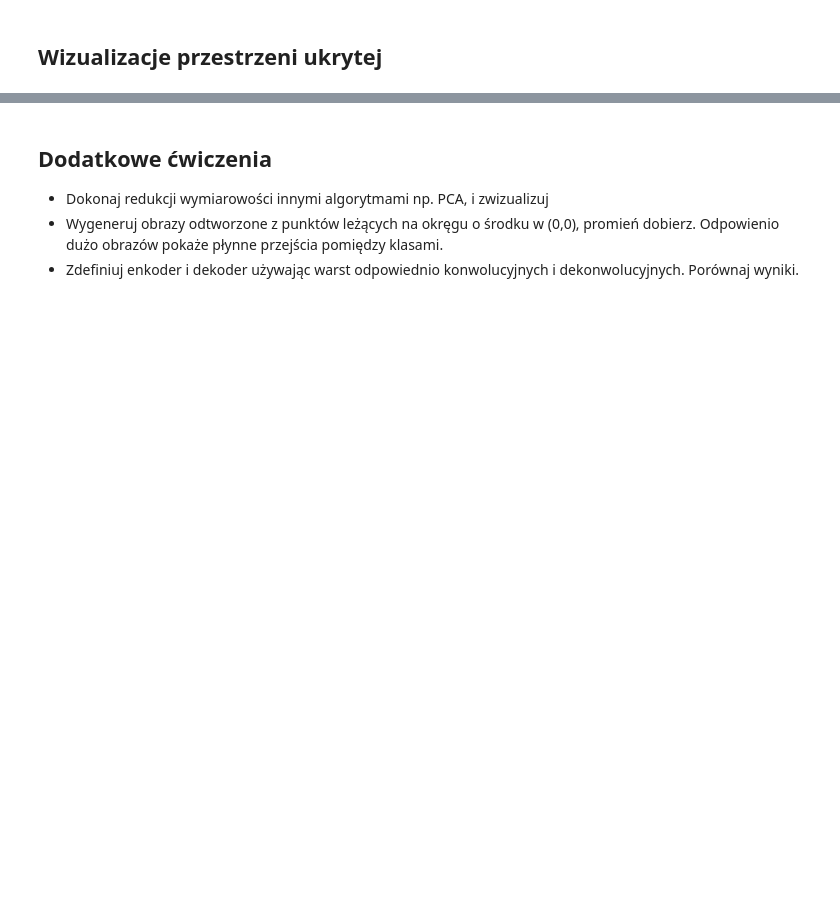
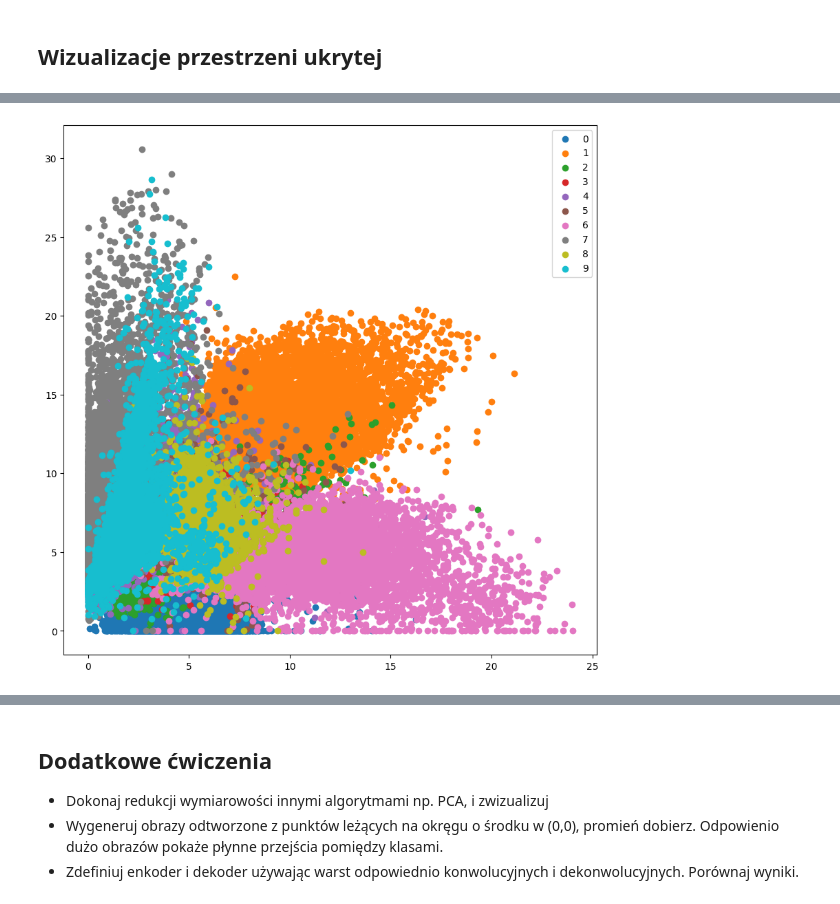
Before and after one commit to agsosin/COLAB, a Jupyter notebook: Sosin_Agnieszka_ZMSI_lab7_autoencoder.ipynb, the cells around one changed output, grey strips where cells are left out. Saved outputs shown, nothing was run; the diff lists cells and outputs as text; code cells hidden in the pictures; blank space fills up the shorter version.

```diff
--- a/Sosin_Agnieszka_ZMSI_lab7_autoencoder.ipynb
+++ b/Sosin_Agnieszka_ZMSI_lab7_autoencoder.ipynb
@@ -299,8 +315,9 @@ TypeError: list indices must be integers or slices, not tuple
 # %%
 #wizualizacja wersja z klasyfikatorem
-latent = enc.predict(train_images)
+latent_vectors, _ = enc.predict(train_images)  # Unpack the output into latent_vectors and predicted_labels
 plt.figure(figsize=(10,10))
 for i in range(10):
-    plt.scatter(latent[np.where(train_labels==i), 0], latent[np.where(train_labels==i), 1], label=str(i))
+    plt.scatter(latent_vectors[np.where(train_labels==i), 0], latent_vectors[np.where(train_labels==i), 1], label=str(i))
 plt.legend()
 plt.show()
+# %% [output]
@@ -306,0 +325 @@ plt.show()
+[figure, added]
```
Also changed, not shown: parts of 18 cells of this notebook.
